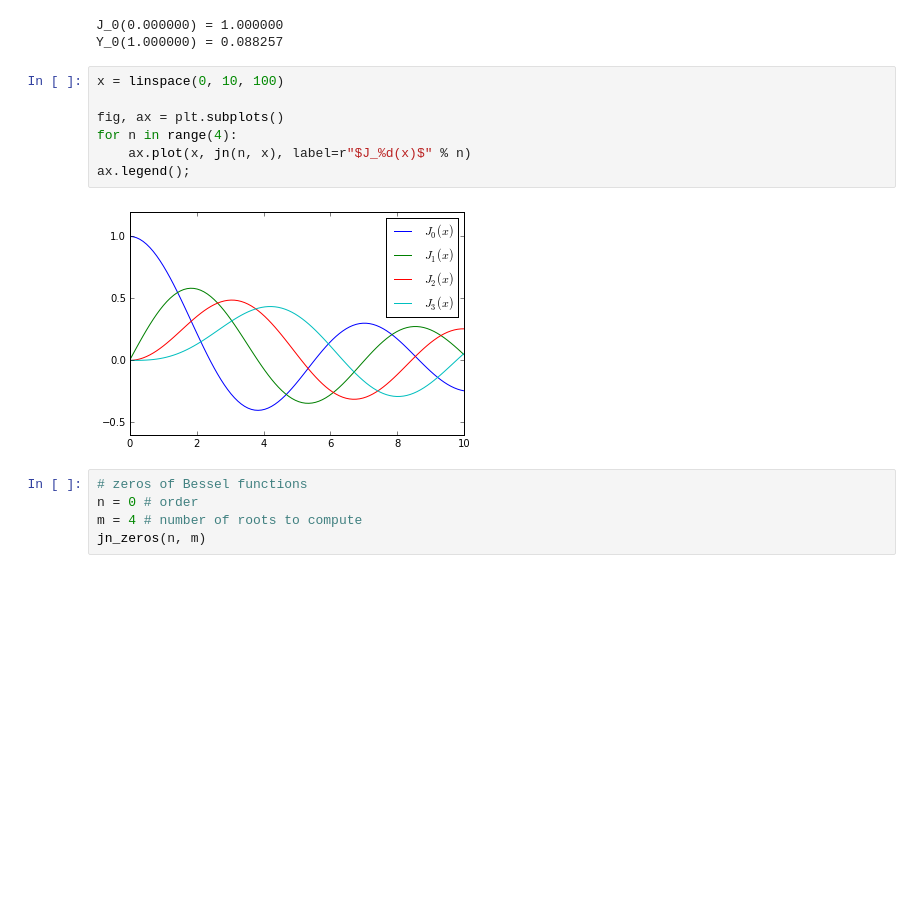
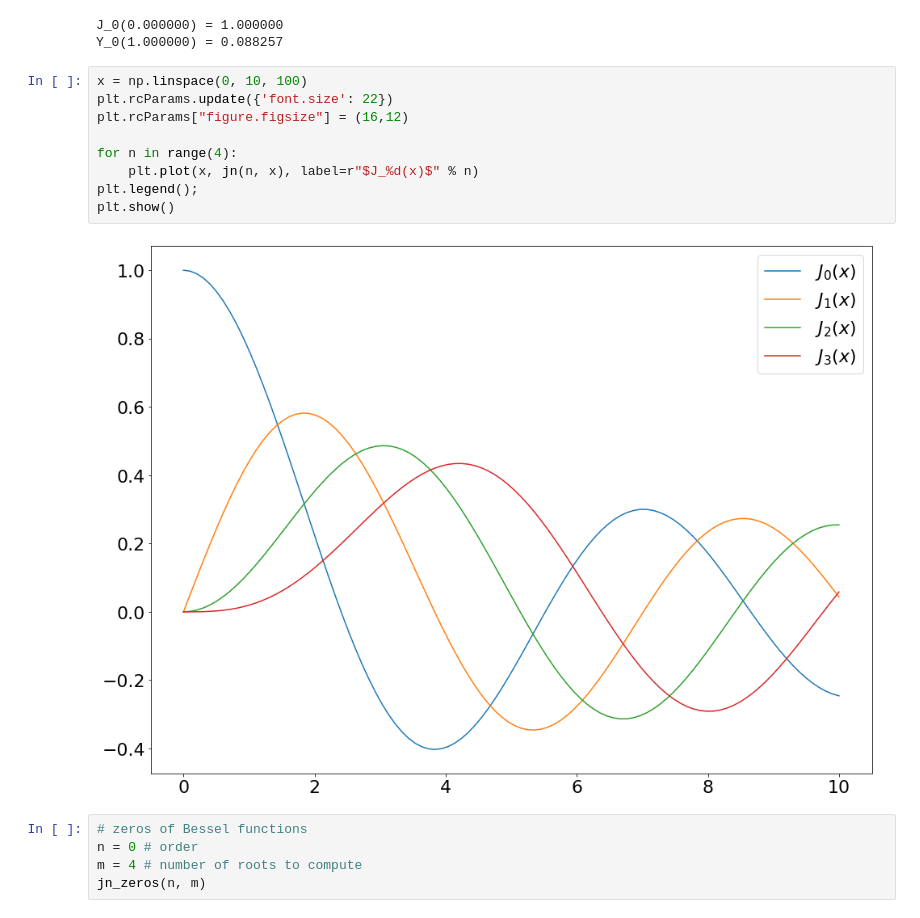
Before and after one commit to hariseldon99/scientific-python-lectures, a Jupyter notebook: Lecture-3-Scipy.ipynb, the cells around one changed output. Drawn from its saved outputs; the diff is of its cells as text; blank space fills up the shorter version.

```diff
--- a/Lecture-3-Scipy.ipynb
+++ b/Lecture-3-Scipy.ipynb
@@ -70,14 +66,16 @@ print("Y_%d(%f) = %f" % (n, x, yn(n, x)))
 J_0(0.000000) = 1.000000
 Y_0(1.000000) = 0.088257
 # %%
-x = linspace(0, 10, 100)
+x = np.linspace(0, 10, 100)
+plt.rcParams.update({'font.size': 22})
+plt.rcParams["figure.figsize"] = (16,12)
 
-fig, ax = plt.subplots()
 for n in range(4):
-    ax.plot(x, jn(n, x), label=r"$J_%d(x)$" % n)
-ax.legend();
+    plt.plot(x, jn(n, x), label=r"$J_%d(x)$" % n)
+plt.legend();
+plt.show()
 # %% [output]
-[figure, old version]
+[figure, new version]
 # %%
 # zeros of Bessel functions
 n = 0 # order
```
Also changed, not shown: parts of 111 cells of this notebook.
